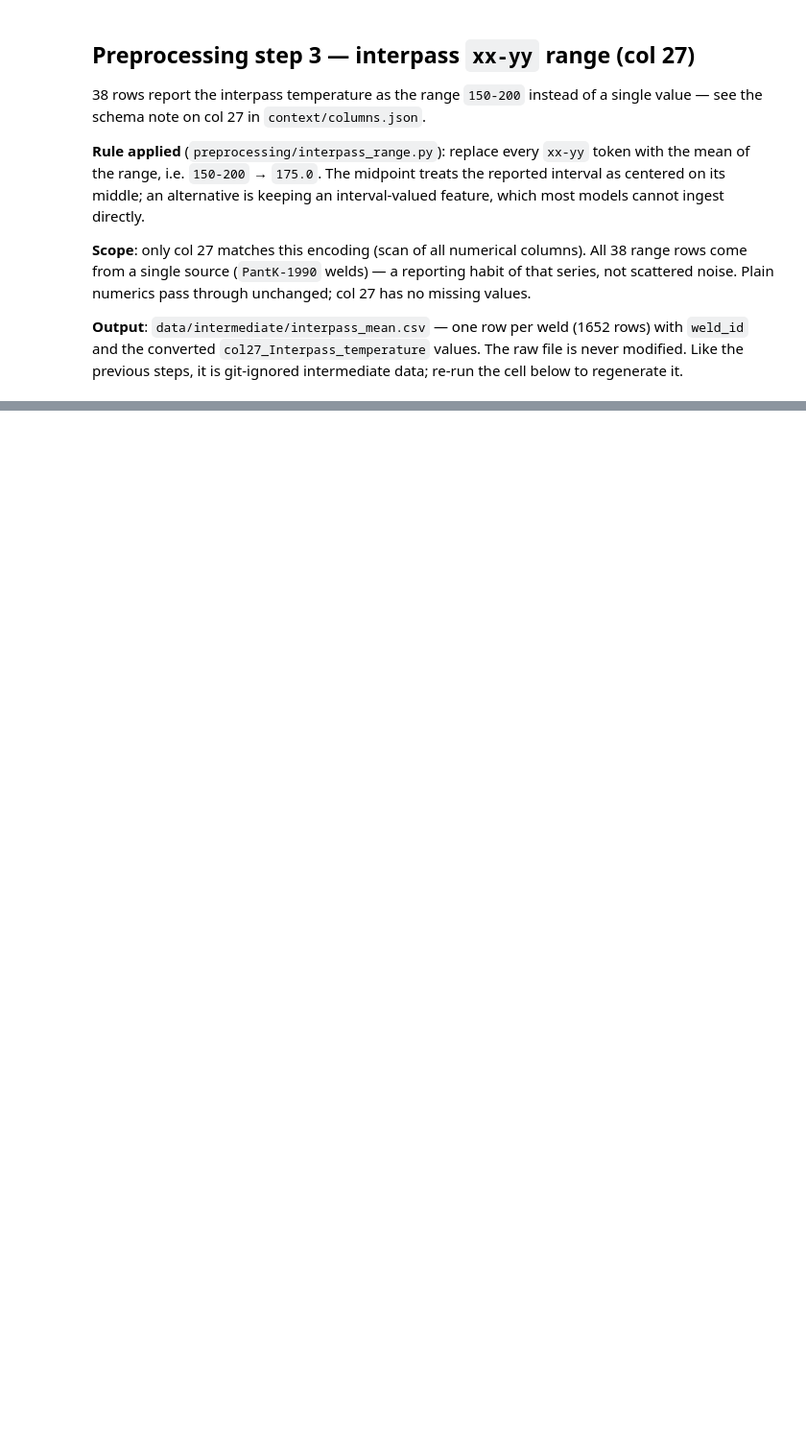
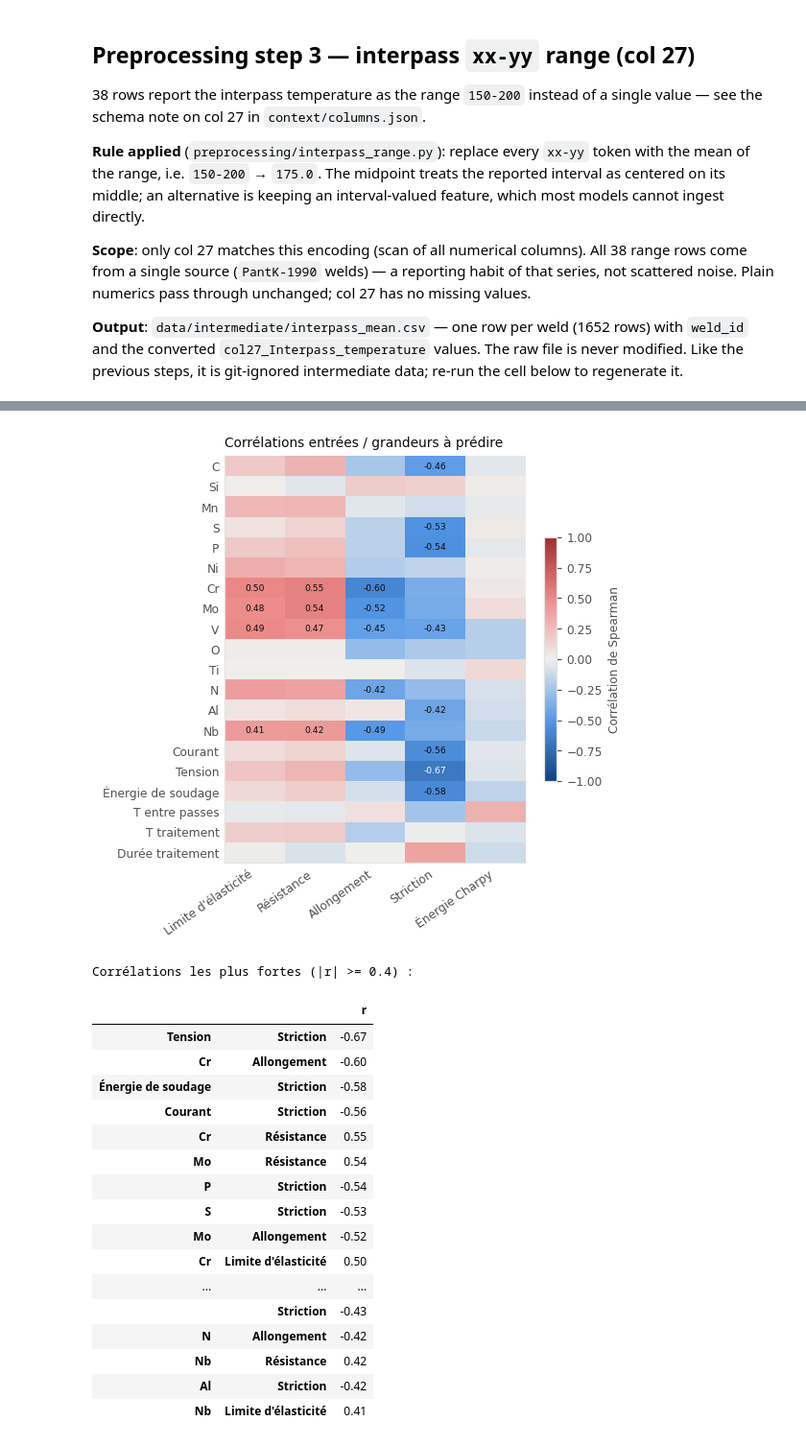
Before and after one commit to marglgls/Projet-ML-soudures, a Jupyter notebook: data_preprocessing.ipynb, the cells around one changed output, grey strips where cells are left out. Shown at 96% size. Drawn from its saved outputs; the diff is of its cells as text; code cells hidden in the pictures; blank space fills up the shorter version.

```diff
--- a/data_preprocessing.ipynb
+++ b/data_preprocessing.ipynb
@@ -505,0 +947,46 @@ check: 1652 data rows x 30 columns, none dropped present
+# %%
+# Corrélation de Spearman (rangs : robuste aux valeurs extrêmes et aux relations non
+# linéaires monotones), calculée sur les lignes où les deux variables sont renseignées.
+sorties = list(TARGETS.values())
+correlations = ml[numeriques + sorties].corr(method="spearman").loc[numeriques, sorties]
+effectifs = ml[numeriques].notna().T.astype(int) @ ml[sorties].notna().astype(int)
+correlations = correlations.where(effectifs >= 30)  # trop peu de lignes communes : non affiché
+fig, ax = plt.subplots(figsize=(4.6, 5.0))
+im = ax.imshow(correlations.values, cmap=DIVERGENTE, vmin=-1, vmax=1, aspect="auto")
+ax.set_xticks(range(len(sorties)), [NOMS[c] for c in sorties], rotation=35, ha="right")
+ax.set_yticks(range(len(numeriques)), [NOMS[c] for c in numeriques])
+ax.grid(False); ax.tick_params(length=0)
+for i in range(len(numeriques)):
+    for j in range(len(sorties)):
+        r = correlations.values[i, j]
+        if np.isnan(r):
+            ax.text(j, i, "–", ha="center", va="center", fontsize=6, color=ENCRE_2)
+        elif abs(r) >= 0.4:
+            ax.text(j, i, f"{r:.2f}", ha="center", va="center", fontsize=6,
+                    color="white" if abs(r) >= 0.6 else ENCRE)
+fig.colorbar(im, ax=ax, shrink=0.6, label="Corrélation de Spearman")
+ax.set_title("Corrélations entrées / grandeurs à prédire", loc="left")
+fig.savefig(FIGURES / "correlations.pdf"); plt.show()
+print("Corrélations les plus fortes (|r| >= 0.4) :")
+display(correlations.stack().loc[lambda s: s.abs() >= 0.4].sort_values(key=abs, ascending=False)
+        .rename(index=NOMS).round(2).to_frame("r"))
+# %% [output]
+[figure, added]
+Corrélations les plus fortes (|r| >= 0.4) :
+|  |  | r |
+| Tension | Striction | -0.67 |
+| Cr | Allongement | -0.60 |
+| Énergie de soudage | Striction | -0.58 |
+| Courant | Striction | -0.56 |
+| Cr | Résistance | 0.55 |
+| Mo | Résistance | 0.54 |
+| P | Striction | -0.54 |
+| S | Striction | -0.53 |
+| Mo | Allongement | -0.52 |
+| Cr | Limite d'élasticité | 0.50 |
+| ... | ... | ... |
+|  | Striction | -0.43 |
+| N | Allongement | -0.42 |
+| Nb | Résistance | 0.42 |
+| Al | Striction | -0.42 |
+| Nb | Limite d'élasticité | 0.41 |
```
Also changed, not shown: parts of 38 cells of this notebook, 24 other files.
